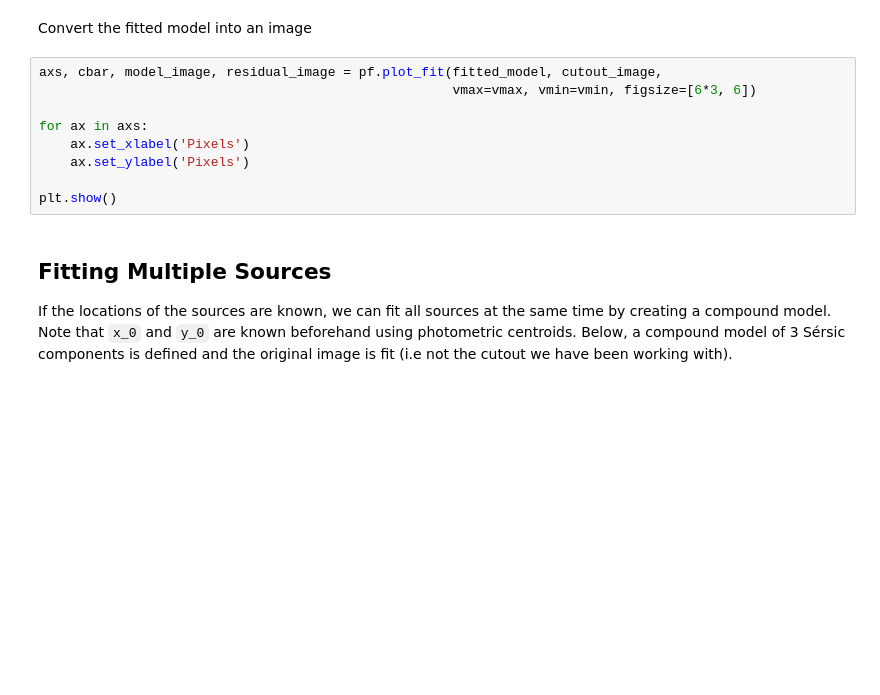
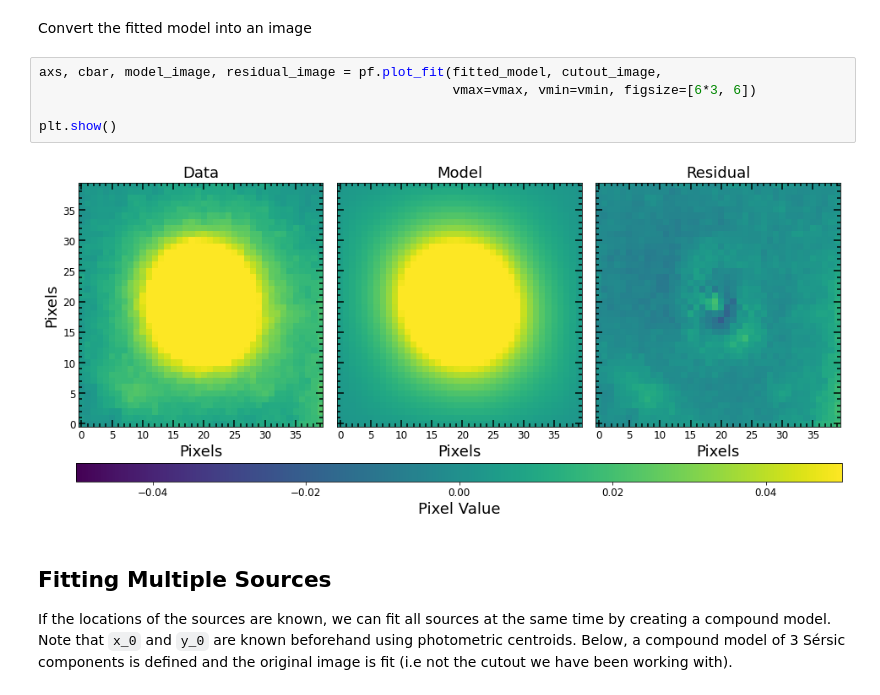
Before and after one commit to PetroFit/petrofit, a Jupyter notebook: docs/quick_start.ipynb, the cells around one changed output. Cells and saved outputs as stored; diff of their text form; blank space fills up the shorter version.

```diff
--- a/docs/quick_start.ipynb
+++ b/docs/quick_start.ipynb
@@ -240,12 +277,10 @@ Convert the fitted model into an image
 # %%
 axs, cbar, model_image, residual_image = pf.plot_fit(fitted_model, cutout_image,
                                                      vmax=vmax, vmin=vmin, figsize=[6*3, 6])
 
-for ax in axs:
-    ax.set_xlabel('Pixels')
-    ax.set_ylabel('Pixels')
-
 plt.show()
+# %% [output]
+[figure, added]
 # %% [markdown]
 ## Fitting Multiple Sources
 
```
Also changed, not shown: parts of 22 cells of this notebook.
